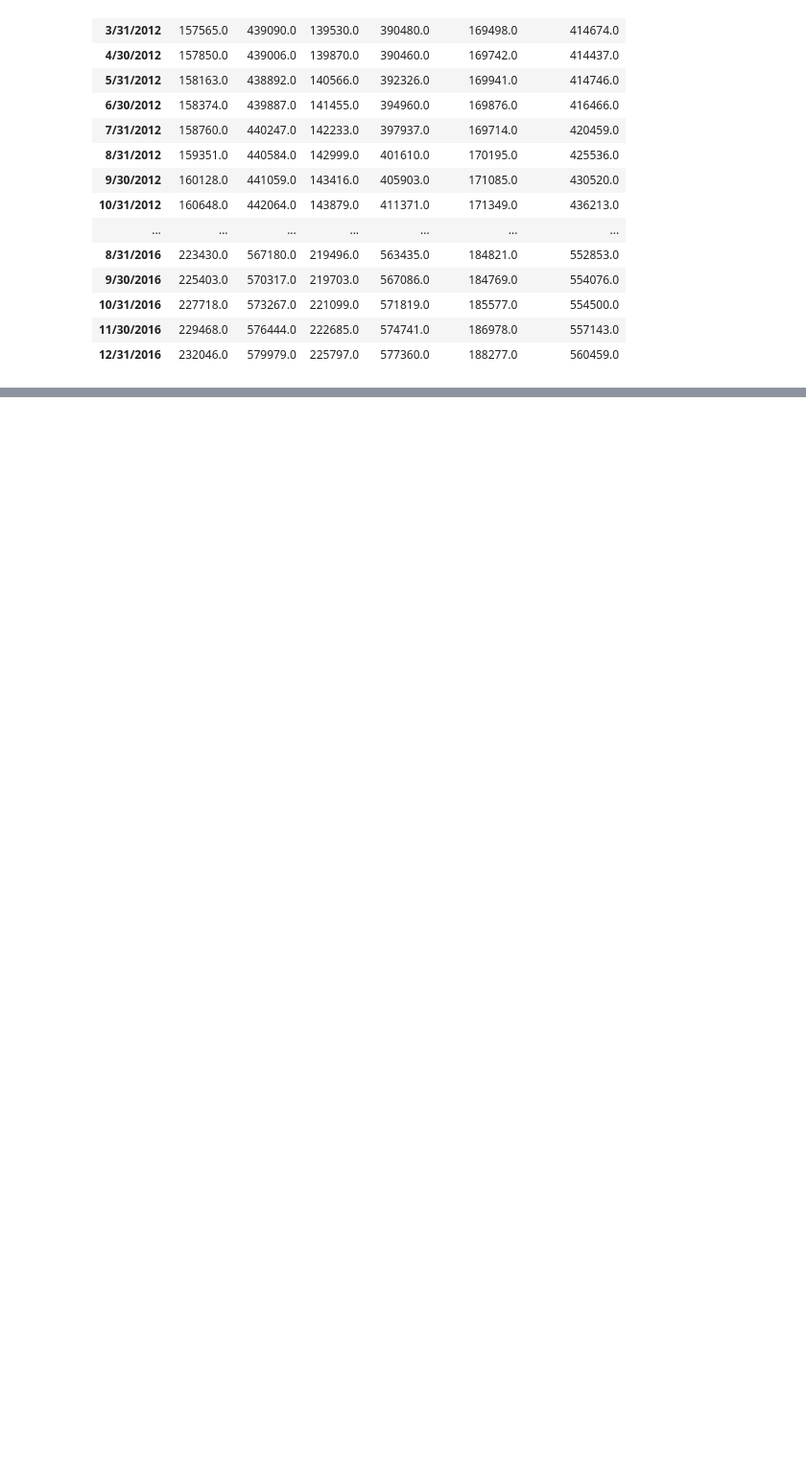
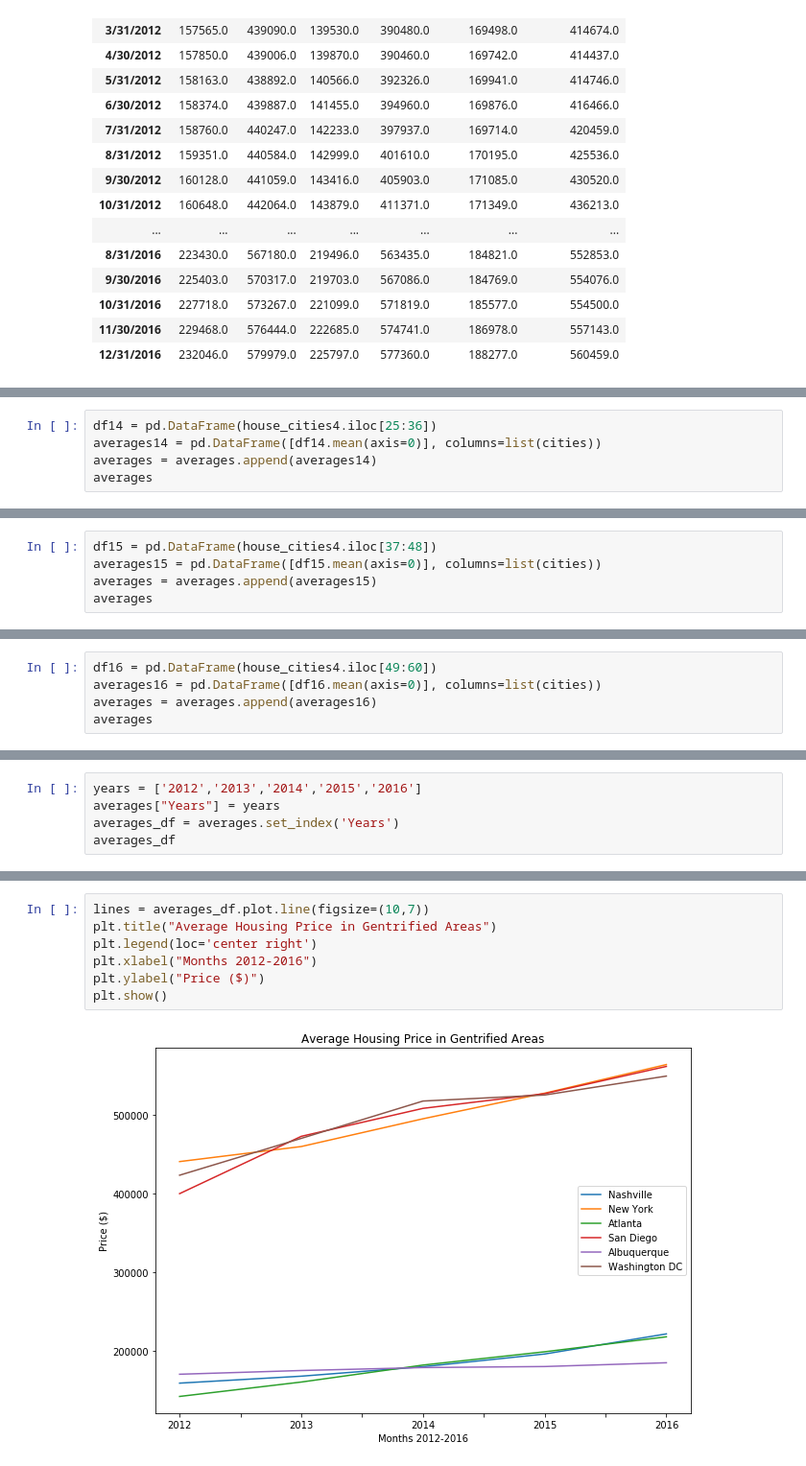
Before and after one commit to mdcrawford27/Project_1, a Jupyter notebook: Property_Values/Housing_Prices.ipynb, the cells around one changed output, grey strips where cells are left out. Shown: that part at 96% size. Cells and saved outputs as stored; diff of their text form; blank space fills up the shorter version.

```diff
--- a/Property_Values/Housing_Prices.ipynb
+++ b/Property_Values/Housing_Prices.ipynb
@@ -157,0 +137,5 @@ lines = house_cities.plot.line()
+# %%
+df14 = pd.DataFrame(house_cities4.iloc[25:36])
+averages14 = pd.DataFrame([df14.mean(axis=0)], columns=list(cities))
+averages = averages.append(averages14)
+averages
@@ -157,0 +147,5 @@ lines = house_cities.plot.line()
+# %%
+df15 = pd.DataFrame(house_cities4.iloc[37:48])
+averages15 = pd.DataFrame([df15.mean(axis=0)], columns=list(cities))
+averages = averages.append(averages15)
+averages
@@ -157,0 +158,5 @@ lines = house_cities.plot.line()
+# %%
+df16 = pd.DataFrame(house_cities4.iloc[49:60])
+averages16 = pd.DataFrame([df16.mean(axis=0)], columns=list(cities))
+averages = averages.append(averages16)
+averages
@@ -157,0 +170,5 @@ lines = house_cities.plot.line()
+# %%
+years = ['2012','2013','2014','2015','2016']
+averages["Years"] = years
+averages_df = averages.set_index('Years')
+averages_df
@@ -157,0 +193,9 @@ lines = house_cities.plot.line()
+# %%
+lines = averages_df.plot.line(figsize=(10,7))
+plt.title("Average Housing Price in Gentrified Areas")
+plt.legend(loc='center right')
+plt.xlabel("Months 2012-2016")
+plt.ylabel("Price ($)")
+plt.show()
+# %% [output]
+[figure, added]
```
Also changed, not shown: parts of 12 cells of this notebook.
